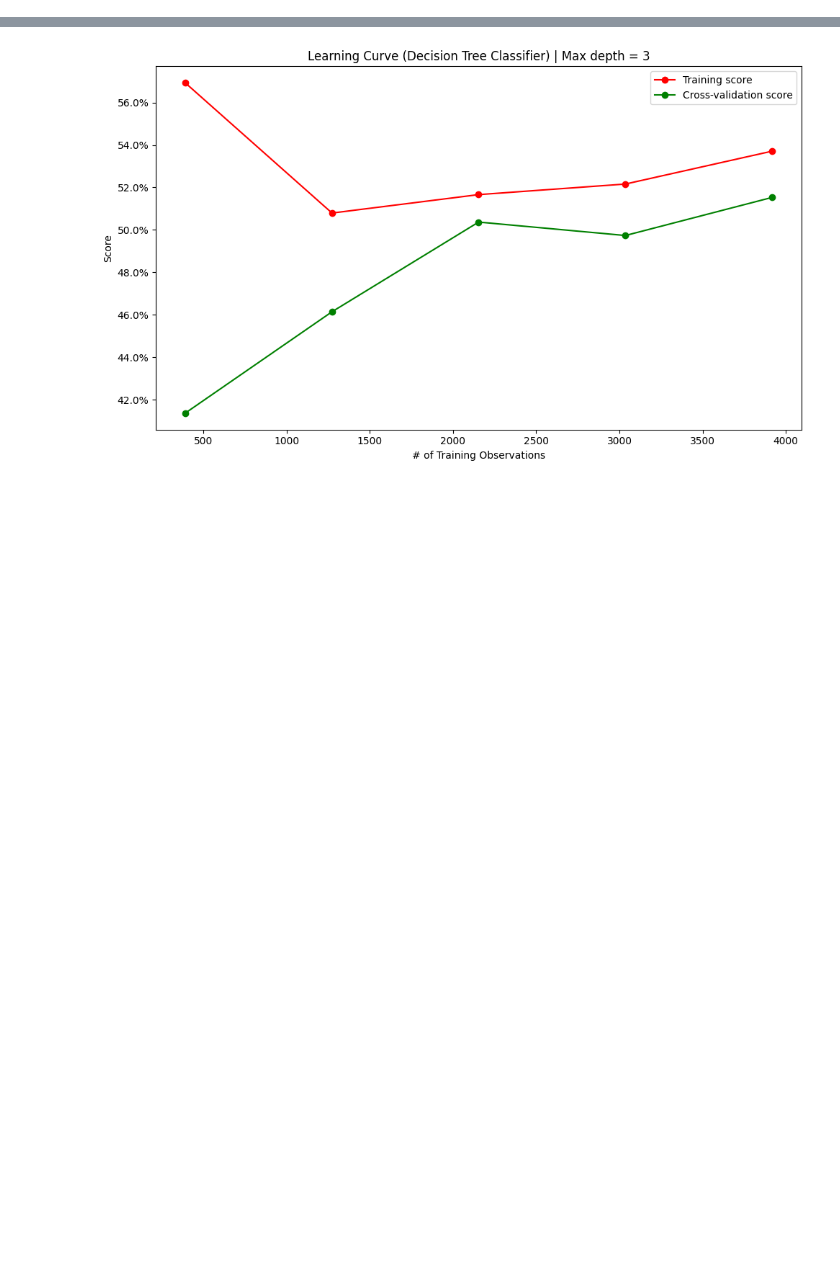
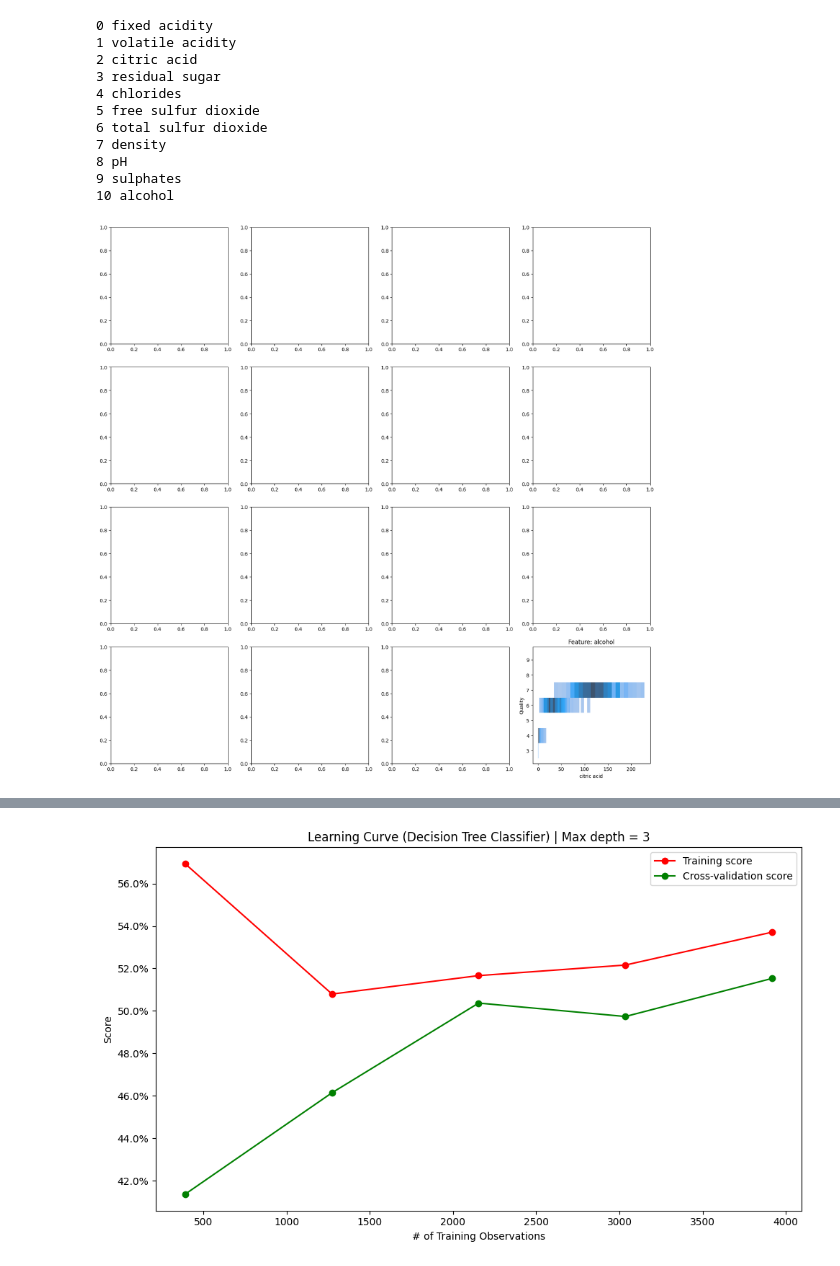
Before and after one commit to Zburns31/ML-Experiment-Runner, a Jupyter notebook: ml_experiment_runner/src/Prototype.ipynb, the cells around one changed output, grey strips where cells are left out. Saved outputs shown, nothing was run; the diff lists cells and outputs as text; code cells hidden in the pictures; blank space fills up the shorter version.

```diff
--- a/ml_experiment_runner/src/Prototype.ipynb
+++ b/ml_experiment_runner/src/Prototype.ipynb
@@ -40,6 +46,13 @@ class Config:
     RESULTS_DIR = "results/"
     DATA_DIR = "data/"
     LOGS_DIR = "logs/"
+
+    ML_PREPROCESS_PARAMS = {
+        "shuffle": True,
+        "stratify": True,
+        "test_size": 0.3,
+        "class_weights": None,
+    }
 
     def __init__(self, verbose: bool = False):
         self.VERBOSE = verbose
@@ -57,6 +70,6 @@ def get_directory(child_dir: str) -> Path:
 
 # Config.RANDOM_SEED
 config = Config()
-get_directory(config.IMAGE_DIR)
+get_directory(config.IMAGE_DIR + "ss")
 # %% [output]
 Folder is already there
@@ -236,0 +263,50 @@ Name: proportion, dtype: float64
+# %%
+features = list(wine_data.data.loc[:, wine_data.data.columns != 'quality'].columns)
+
+# create the figure
+fig, axes = plt.subplots(ncols=4, nrows=4, figsize=(20, 20))
+
+# flatten the axes to make it easier to index
+axes = axes.flatten()
+
+df = wine_data.data
+# iterate through the column values, and use i to index the axes
+for i, col in enumerate(X_TRAIN.columns):
+    print(i, col)
+
+    # seclect the column to be plotted
+    data = df[df['quality'] == i + 1]
+
+    x_data = data[col]
+    target = data['quality']
+
+    # plot the actual price against the features
+    axes[i] = sns.histplot(x=x_data, y=target)
+
+    # # plot predicted prices against the features
+    # axes[i].scatter(x=data, y=ypred_train, c='pink', s=20, ec='white', alpha=0.5, label='predicted')
+
+    # set the title and ylabel
+    axes[i].set(title=f'Feature: {df.columns[i]}', ylabel='Quality')
+
+# set a single legend
+# axes[12].legend(title='Quality', bbox_to_anchor=(1.05, 1), loc='upper left')
+
+# # delete the last 3 unused axes
+# for v in range(13, 16):
+#     fig.delaxes(axes[v])
+
+plt.show()
+# %% [output]
+0 fixed acidity
+1 volatile acidity
+2 citric acid
+3 residual sugar
+4 chlorides
+5 free sulfur dioxide
+6 total sulfur dioxide
+7 density
+8 pH
+9 sulphates
+10 alcohol
+[figure, added]
```
Also changed, not shown: parts of 13 cells of this notebook, 13 other files.
